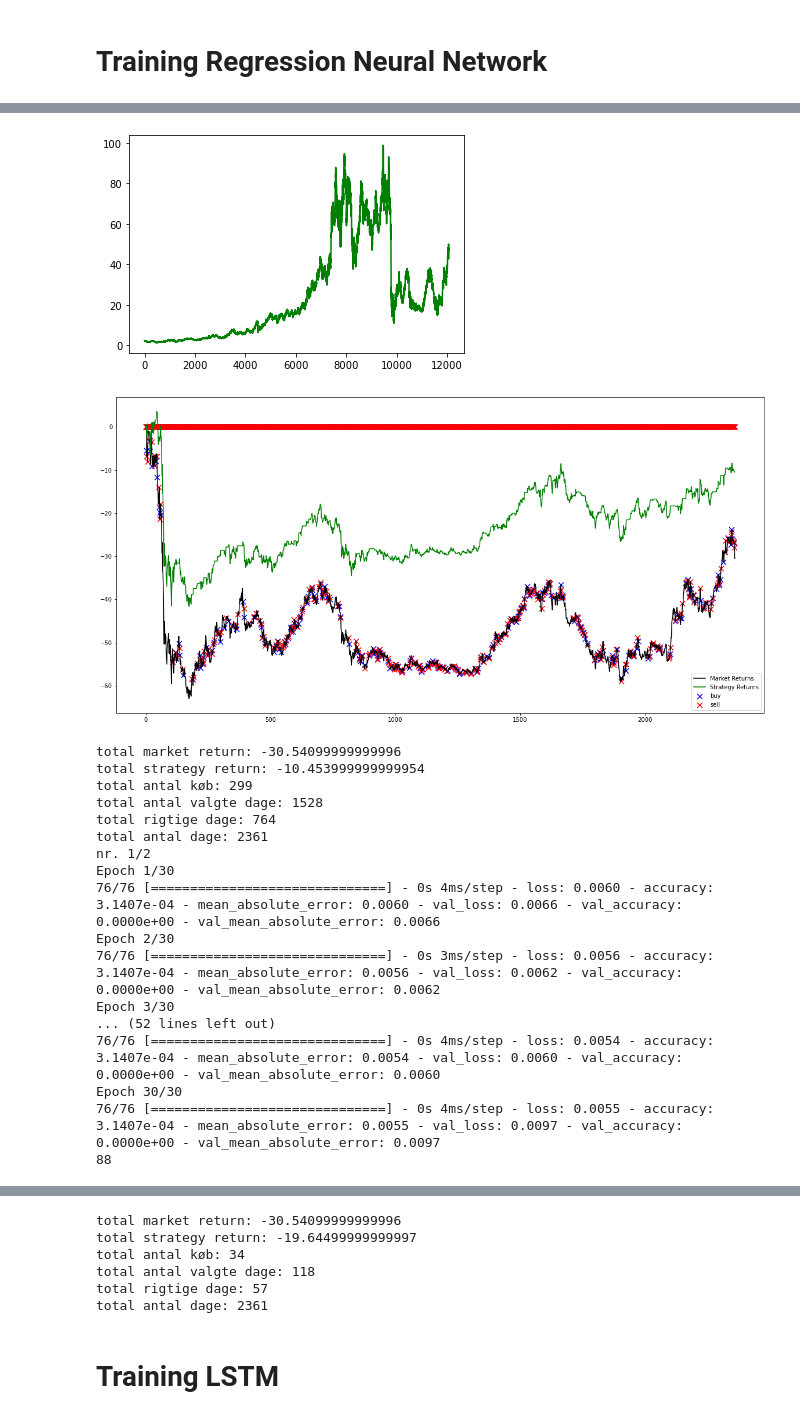
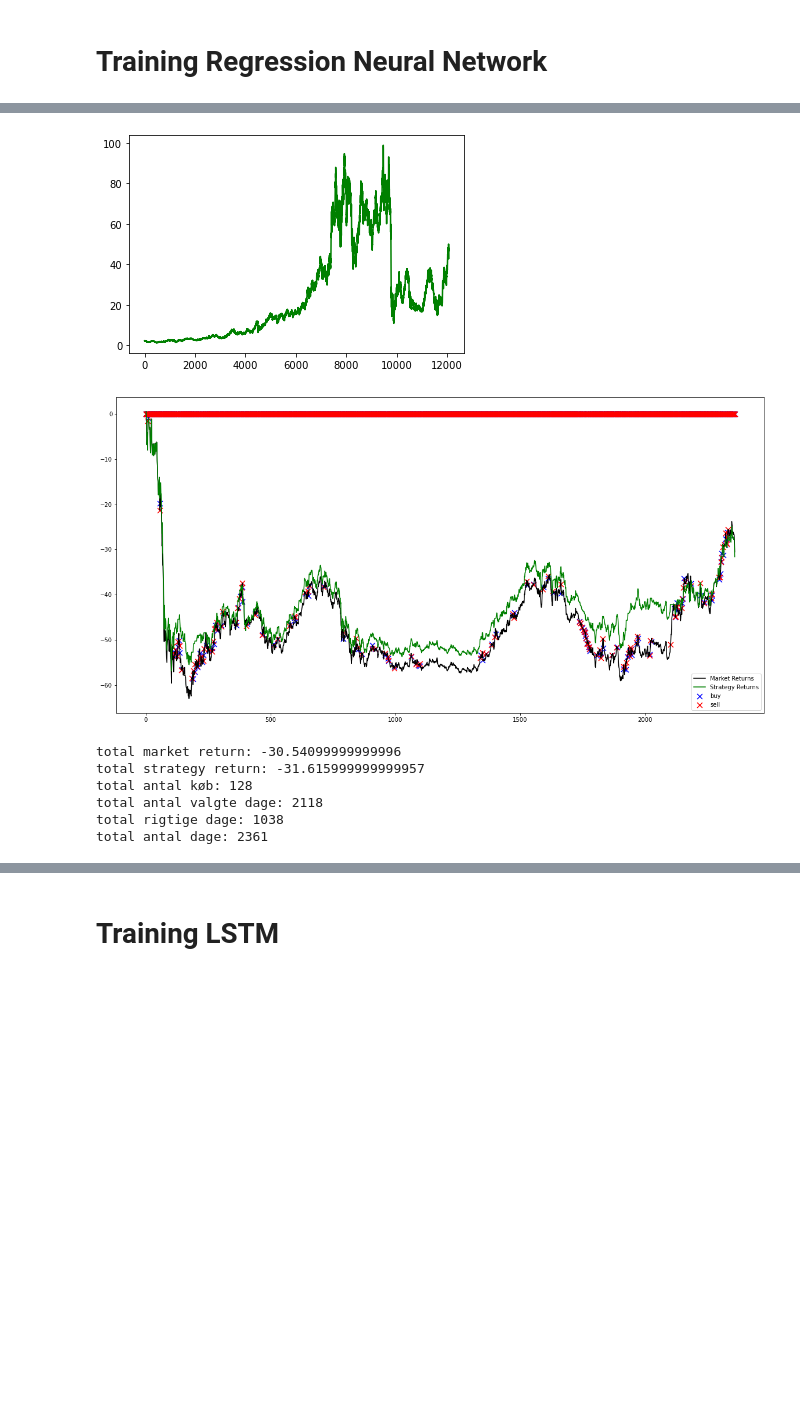
Before and after one commit to kongshaug/DS_big_project, a Jupyter notebook: tactic-20210513T141746Z-001/tactic/lstm.ipynb, the cells around one changed output, grey strips where cells are left out. Saved outputs shown, nothing was run; the diff lists cells and outputs as text; code cells hidden in the pictures; blank space fills up the shorter version.

```diff
--- a/tactic-20210513T141746Z-001/tactic/lstm.ipynb
+++ b/tactic-20210513T141746Z-001/tactic/lstm.ipynb
@@ -60,8 +60,8 @@ warnings.filterwarnings('ignore')
 path = r"../../data/Stocks/"
 
 files = listdir(path)
-for indx, file in enumerate(files[0:2]):
-    print("nr. "+str(indx) +"/"+ str(len(files[0:2])))
+for indx, file in enumerate(files[0:1]):
+    print("nr. "+str(indx) +"/"+ str(len(files[0:1])))
     dataset = pd.DataFrame()
     dataset = pd.read_csv(path + "aa.us.txt")
     if len(dataset) < 800 and indx != 0:
@@ -281,20 +281,9 @@ Epoch 30/30
 88
 [figure]
-[figure, old version]
+[figure, new version]
 total market return: -30.54099999999996
-total strategy return: -10.453999999999954
-total antal køb: 299
-total antal valgte dage: 1528
-total rigtige dage: 764
+total strategy return: -31.615999999999957
+total antal køb: 128
+total antal valgte dage: 2118
+total rigtige dage: 1038
 total antal dage: 2361
-nr. 1/2
-Epoch 1/30
-76/76 [==============================] - 0s 4ms/step - loss: 0.0060 - accuracy: 3.1407e-04 - mean_absolute_error: 0.0060 - val_loss: 0.0066 - val_accuracy: 0.0000e+00 - val_mean_absolute_error: 0.0066
-Epoch 2/30
-76/76 [==============================] - 0s 3ms/step - loss: 0.0056 - accuracy: 3.1407e-04 - mean_absolute_error: 0.0056 - val_loss: 0.0062 - val_accuracy: 0.0000e+00 - val_mean_absolute_error: 0.0062
-Epoch 3/30
-... (52 lines left out)
-76/76 [==============================] - 0s 4ms/step - loss: 0.0054 - accuracy: 3.1407e-04 - mean_absolute_error: 0.0054 - val_loss: 0.0060 - val_accuracy: 0.0000e+00 - val_mean_absolute_error: 0.0060
-Epoch 30/30
-76/76 [==============================] - 0s 4ms/step - loss: 0.0055 - accuracy: 3.1407e-04 - mean_absolute_error: 0.0055 - val_loss: 0.0097 - val_accuracy: 0.0000e+00 - val_mean_absolute_error: 0.0097
-88
@@ -303,9 +290,3 @@ Epoch 30/30
-total market return: -30.54099999999996
-total strategy return: -19.64499999999997
-total antal køb: 34
-total antal valgte dage: 118
-total rigtige dage: 57
-total antal dage: 2361
 # %% [markdown]
 # Training LSTM
 # %%
```
Also changed, not shown: parts of 1 cell of this notebook.
